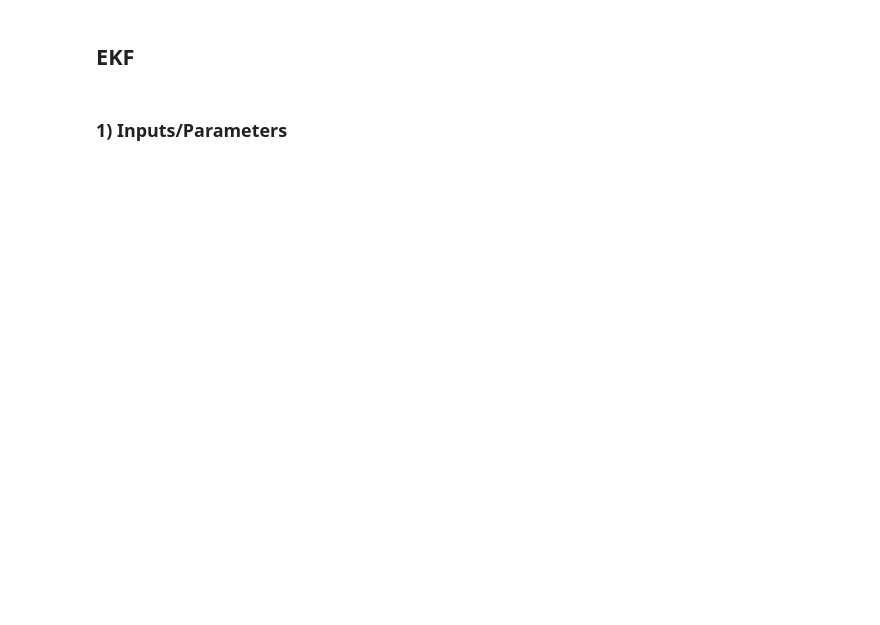
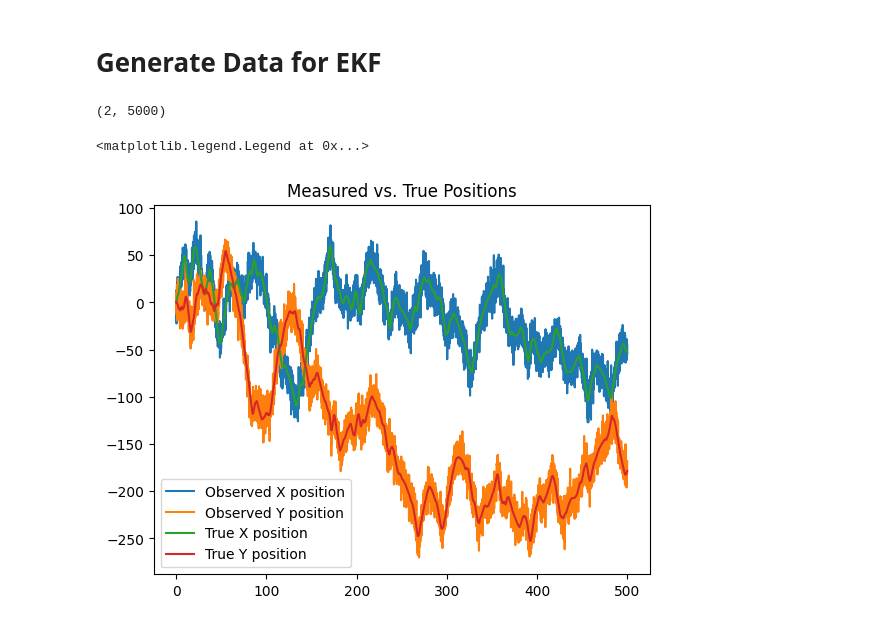
Before and after one commit to colin-skinner/AA228-orbital-rendezvous, a Jupyter notebook: ekf.ipynb, the cells around one changed output. Saved outputs shown, nothing was run; the diff lists cells and outputs as text; code cells hidden in the pictures; blank space fills up the shorter version.

```diff
--- a/ekf.ipynb
+++ b/ekf.ipynb
@@ -1,5 +1,3 @@
 # %% [markdown]
-## EKF
+# Generate Data for EKF
-# %% [markdown]
-### 1) Inputs/Parameters
 # %%
@@ -7,2 +5,17 @@ from ekf import run_ekf, Ekf, State
 import numpy as np
 import matplotlib.pyplot as plt
+# %%
+dt = 0.1
+t_max = 500
+t = np.arange(0, t_max, dt)
+n = len(t)
+
+# funny_term = np.array([(val-250)*(val-250) if val > 250 else 0 for val in t])
+
+# x = 50 * np.sin(t/50*2*np.pi) + (t-5)*(t-2)*(t-7)*(t-14)*(t-20)*np.exp(-t/4) / 10 + funny_term
+# x = np.array([val if abs(val) < 250 else 250 for val in x]).reshape((1,n))
+
+
+# y = 50 * np.cos(t/50*2*np.pi) + (t-5)*(t-2)*(t-7)*(t-14)*(t-20)*np.exp(-t/5) / 10 + funny_term
+# y = np.array([val if abs(val) < 250 else 250 for val in y]).reshape((1,n))
+# x_true = np.vstack((x,y))
@@ -8,0 +75,12 @@ import matplotlib.pyplot as plt
+# %%
+x_true, obs = generate_car_data(t, pos_noise=10)
+
+print(obs["pos"].shape)
+plt.title("Measured vs. True Positions")
+plt.plot(t, obs["pos"][:2,:].T, label=("Observed X position","Observed Y position"))
+plt.plot(t, x_true[:2,:].T, label=("True X position","True Y position"))
+plt.legend()
+# %% [output]
+(2, 5000)
+<matplotlib.legend.Legend at 0x...>
+[figure, added]
```
Also changed, not shown: parts of 9 cells of this notebook, 1 other file.
